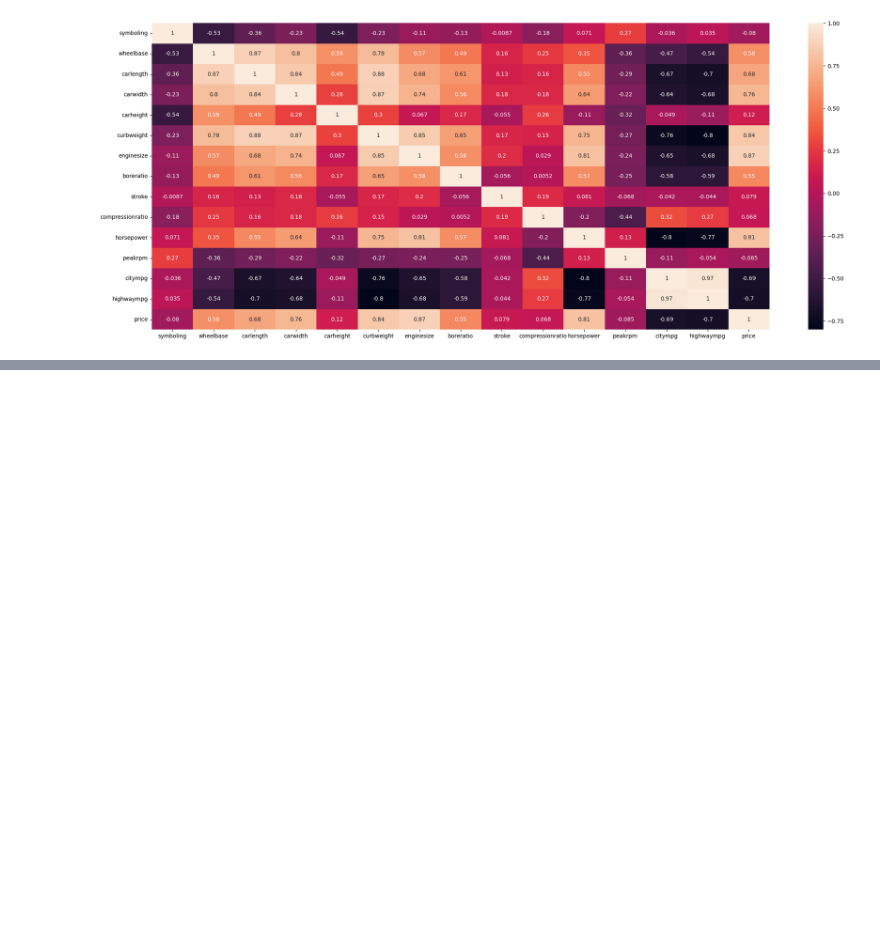
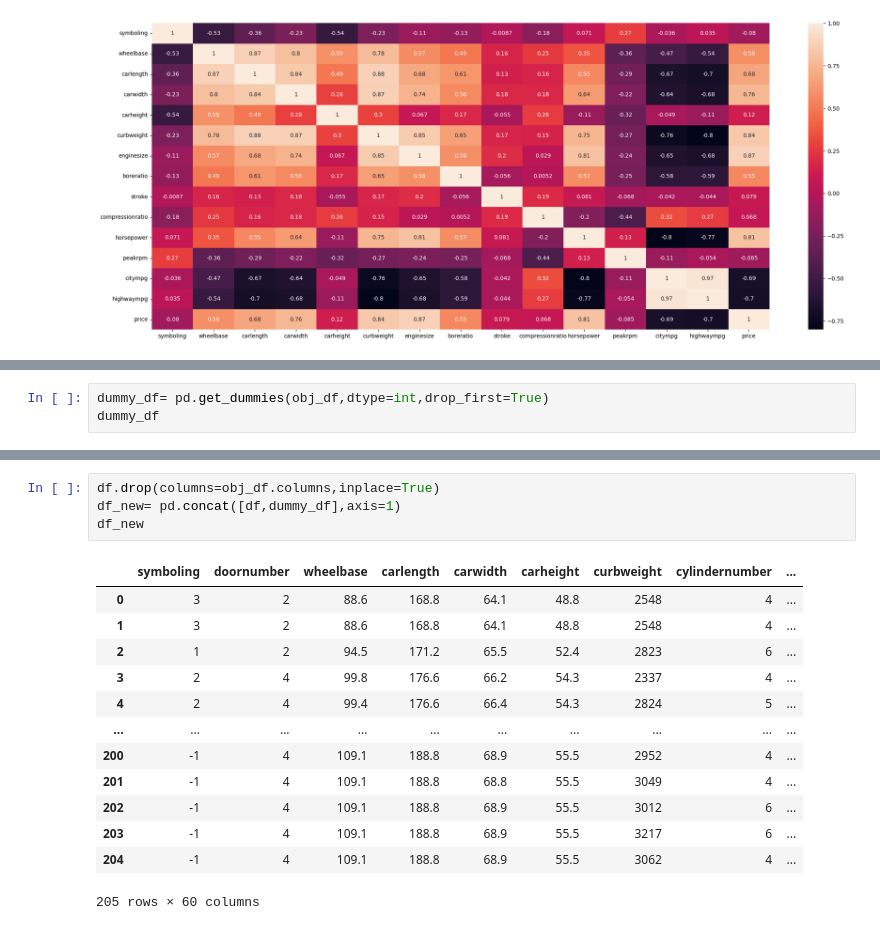
Before and after one commit to JXPJXT/MLNoteBooks, a Jupyter notebook: LinearRegression.ipynb, the cells around one changed output, grey strips where cells are left out. Drawn from its saved outputs; the diff is of its cells as text; blank space fills up the shorter version.

```diff
--- a/LinearRegression.ipynb
+++ b/LinearRegression.ipynb
@@ -177,0 +269,3 @@ sns.heatmap(num_df.corr(),annot=True)
+# %%
+dummy_df= pd.get_dummies(obj_df,dtype=int,drop_first=True)
+dummy_df
@@ -177,0 +286,18 @@ sns.heatmap(num_df.corr(),annot=True)
+# %%
+df.drop(columns=obj_df.columns,inplace=True)
+df_new= pd.concat([df,dummy_df],axis=1)
+df_new
+# %% [output]
+|  | symboling | doornumber | wheelbase | carlength | carwidth | carheight | curbweight | cylindernumber | ... |
+| 0 | 3 | 2 | 88.6 | 168.8 | 64.1 | 48.8 | 2548 | 4 | ... |
+| 1 | 3 | 2 | 88.6 | 168.8 | 64.1 | 48.8 | 2548 | 4 | ... |
+| 2 | 1 | 2 | 94.5 | 171.2 | 65.5 | 52.4 | 2823 | 6 | ... |
+| 3 | 2 | 4 | 99.8 | 176.6 | 66.2 | 54.3 | 2337 | 4 | ... |
+| 4 | 2 | 4 | 99.4 | 176.6 | 66.4 | 54.3 | 2824 | 5 | ... |
+| ... | ... | ... | ... | ... | ... | ... | ... | ... | ... |
+| 200 | -1 | 4 | 109.1 | 188.8 | 68.9 | 55.5 | 2952 | 4 | ... |
+| 201 | -1 | 4 | 109.1 | 188.8 | 68.8 | 55.5 | 3049 | 4 | ... |
+| 202 | -1 | 4 | 109.1 | 188.8 | 68.9 | 55.5 | 3012 | 6 | ... |
+| 203 | -1 | 4 | 109.1 | 188.8 | 68.9 | 55.5 | 3217 | 6 | ... |
+| 204 | -1 | 4 | 109.1 | 188.8 | 68.9 | 55.5 | 3062 | 4 | ... |
+205 rows × 60 columns
```
Also changed, not shown: parts of 20 cells of this notebook.
